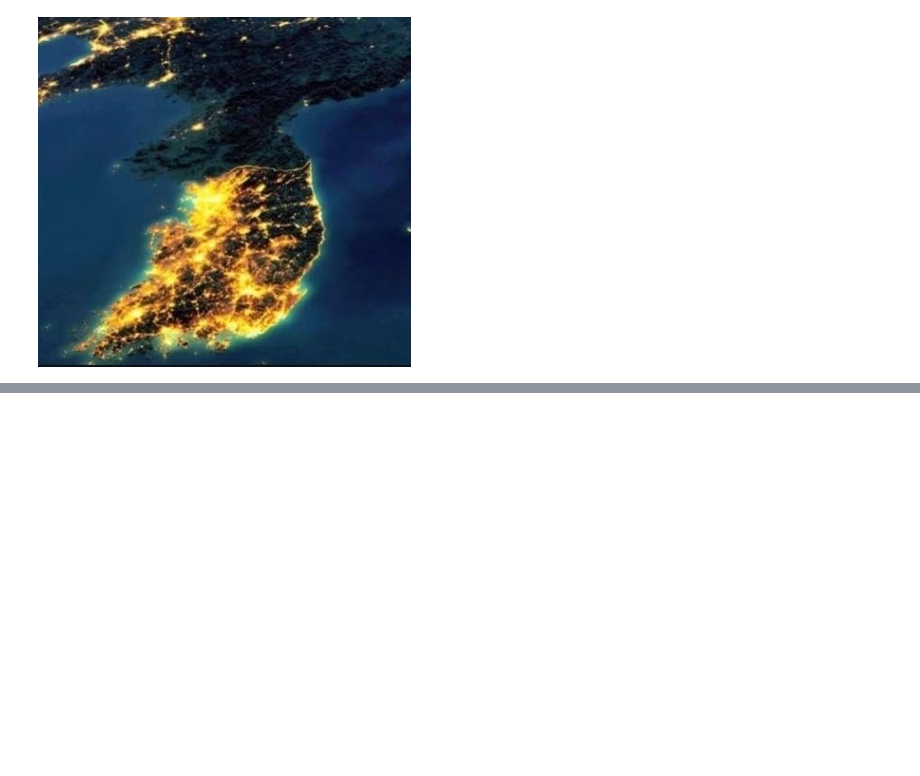
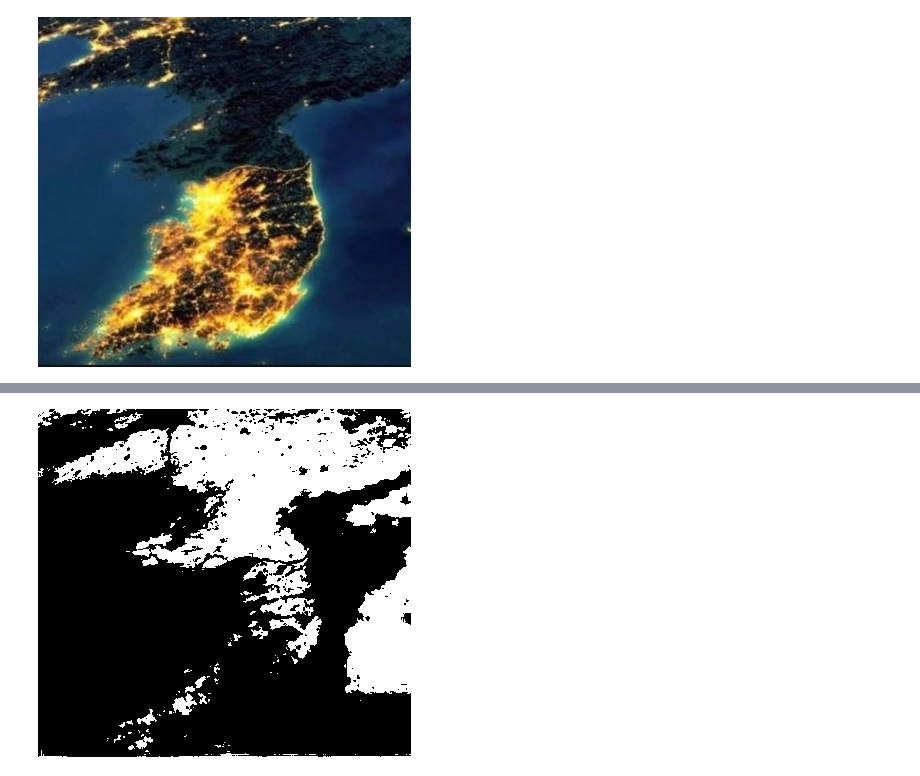
Before and after one commit to ShawnKim2/OpenCV, a Jupyter notebook: final_project/final_project/FNKproject.ipynb, the cells around one changed output, grey strips where cells are left out. Saved outputs shown, nothing was run; the diff lists cells and outputs as text; code cells hidden in the pictures; blank space fills up the shorter version.

```diff
--- a/final_project/final_project/FNKproject.ipynb
+++ b/final_project/final_project/FNKproject.ipynb
@@ -66,0 +66,6 @@ cv2_imshow(dst2)
+# %%
+_, dst2_binary = cv2.threshold(dst2, 127, 255, cv2.THRESH_BINARY)
+
+cv2_imshow(dst2_binary)
+# %% [output]
+[figure, added]
```
Also changed, not shown: parts of 6 cells of this notebook.
